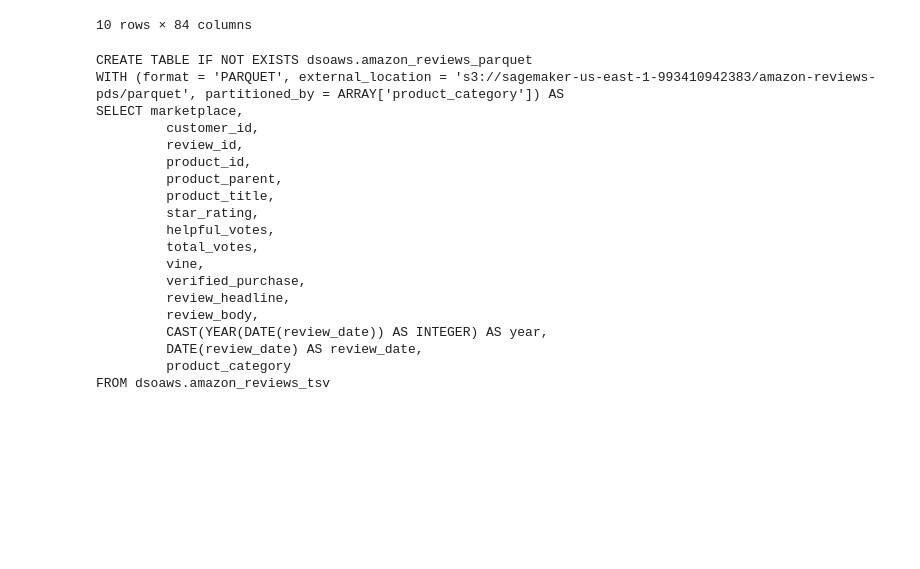
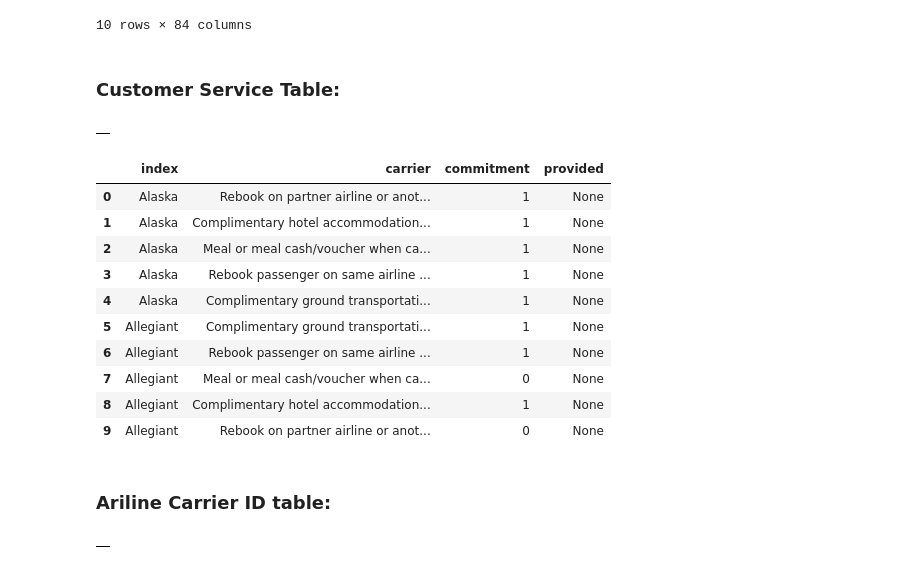
Before and after one commit to fausa/ADS508, a Jupyter notebook: Susy_EDA.ipynb, the cells around one changed output. Drawn from its saved outputs; the diff is of its cells as text; code cells hidden in the pictures; blank space fills up the shorter version.

```diff
--- a/Susy_EDA.ipynb
+++ b/Susy_EDA.ipynb
@@ -78,7 +78,7 @@ airportCodes_s3 = 's3://sagemaker-us-east-1-993410942383/content-project/airline
 # %%
 table_name_airportCodes = 'airport_codes_table'
 table_name_airlineID = 'airlineID_table'
-table_name_customer = 'customer_service_table'
+table_name_customer = 'customer_service_table2'
 table_name_flights = 'flights_table_21'
 # %% [markdown]
 ### Flights Table:
@@ -208,48 +208,5 @@ pd.read_sql(query_flights2, conn)
 | 8 | 100002 | 2016 | 1 | 1 | 18 | 1 | 2016-01-18 | B6 | 20409 | ... |
 | 9 | 100003 | 2016 | 1 | 1 | 18 | 1 | 2016-01-18 | B6 | 20409 | ... |
 10 rows × 84 columns
-# %%
-# SQL statement to execute
-statement = """CREATE TABLE IF NOT EXISTS {}.{}
-WITH (format = 'PARQUET', external_location = '{}', partitioned_by = ARRAY['product_category']) AS
-SELECT marketplace,
-         customer_id,
-         review_id,
-         product_id,
-         product_parent,
-         product_title,
-         star_rating,
-         helpful_votes,
-         total_votes,
-         vine,
-         verified_purchase,
-         review_headline,
-         review_body,
-         CAST(YEAR(DATE(review_date)) AS INTEGER) AS year,
-         DATE(review_date) AS review_date,
-         product_category
-FROM {}.{}""".format(
-    database_name, table_name_parquet, s3_path_parquet, database_name, table_name_tsv
-)
-
-print(statement)
-# %% [output]
-CREATE TABLE IF NOT EXISTS dsoaws.amazon_reviews_parquet
-WITH (format = 'PARQUET', external_location = 's3://sagemaker-us-east-1-993410942383/amazon-reviews-pds/parquet', partitioned_by = ARRAY['product_category']) AS
-SELECT marketplace,
-         customer_id,
-         review_id,
-         product_id,
-         product_parent,
-         product_title,
-         star_rating,
-         helpful_votes,
-         total_votes,
-         vine,
-         verified_purchase,
-         review_headline,
-         review_body,
-         CAST(YEAR(DATE(review_date)) AS INTEGER) AS year,
-         DATE(review_date) AS review_date,
-         product_category
-FROM dsoaws.amazon_reviews_tsv
+# %% [markdown]
+### Customer Service Table:
@@ -255,0 +223,21 @@ FROM dsoaws.amazon_reviews_tsv
+# %%
+pd.read_sql(statement_customer, conn)
+# %% [output]
+|  |
+# %%
+query_customer = "SELECT * FROM {}.{} ORDER BY Index asc LIMIT 10".format(database_name, table_name_customer)
+pd.read_sql(query_customer, conn)
+# %% [output]
+|  | index | carrier | commitment | provided |
+| 0 | Alaska | Rebook on partner airline or anot... | 1 | None |
+| 1 | Alaska | Complimentary hotel accommodation... | 1 | None |
+| 2 | Alaska | Meal or meal cash/voucher when ca... | 1 | None |
+| 3 | Alaska | Rebook passenger on same airline ... | 1 | None |
+| 4 | Alaska | Complimentary ground transportati... | 1 | None |
+| 5 | Allegiant | Complimentary ground transportati... | 1 | None |
+| 6 | Allegiant | Rebook passenger on same airline ... | 1 | None |
+| 7 | Allegiant | Meal or meal cash/voucher when ca... | 0 | None |
+| 8 | Allegiant | Complimentary hotel accommodation... | 1 | None |
+| 9 | Allegiant | Rebook on partner airline or anot... | 0 | None |
+# %% [markdown]
+### Ariline Carrier ID table:
@@ -255,0 +253,4 @@ FROM dsoaws.amazon_reviews_tsv
+# %%
+pd.read_sql(statement_carrier, conn)
+# %% [output]
+|  |
```
Also changed, not shown: parts of 7 cells of this notebook.
